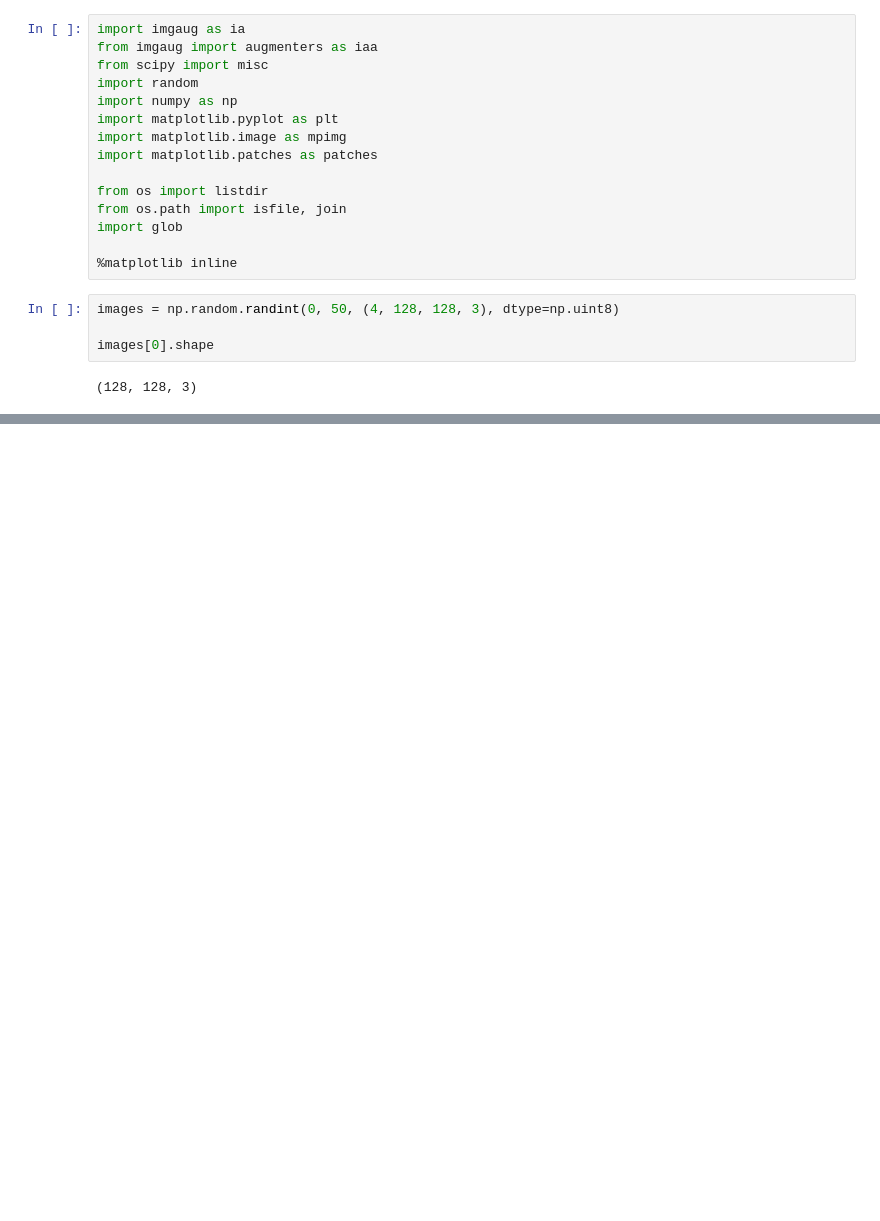
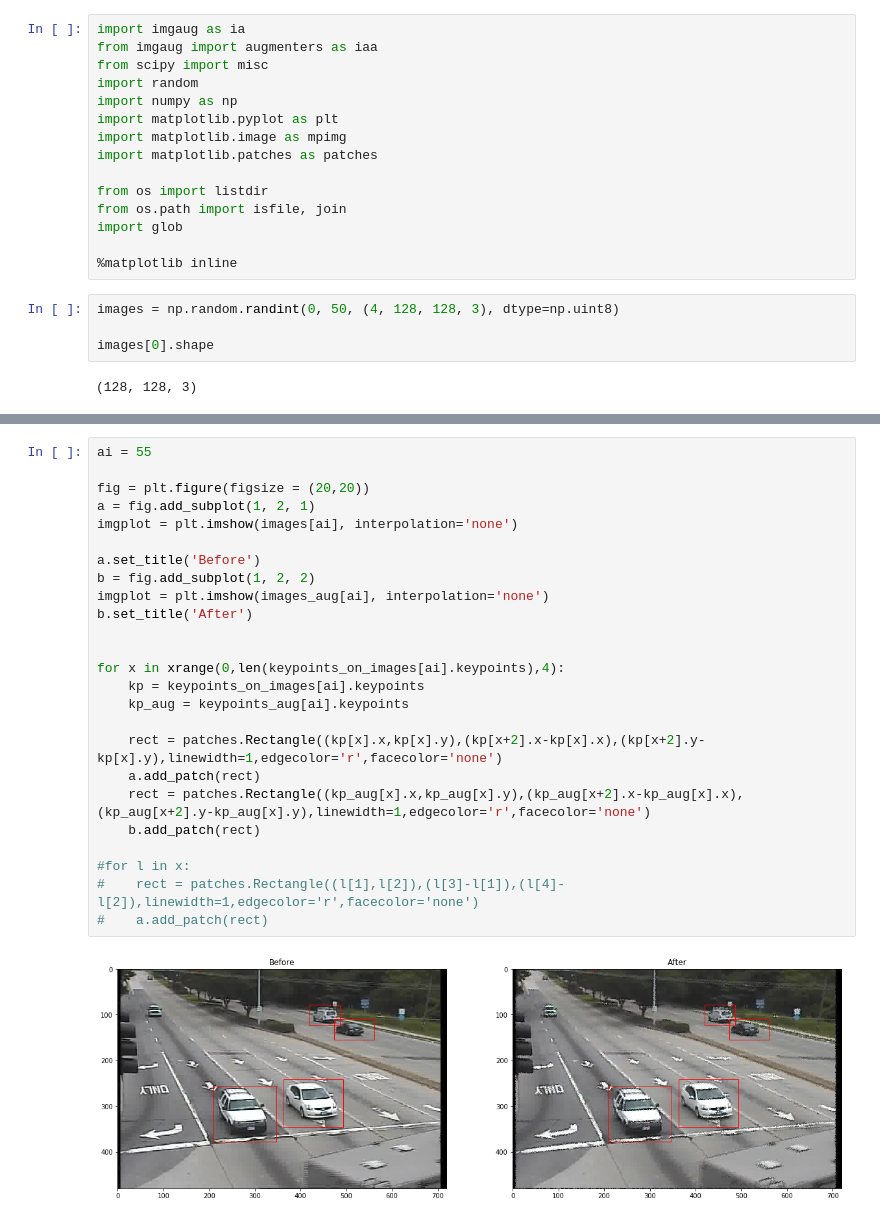
Before and after one commit to stp8954/notebooks, a Jupyter notebook: image_transform.ipynb, the cells around one changed output, grey strips where cells are left out. Drawn from its saved outputs; the diff is of its cells as text; blank space fills up the shorter version.

```diff
--- a/image_transform.ipynb
+++ b/image_transform.ipynb
@@ -21,0 +59,27 @@ images[0].shape
+# %%
+ai = 55
+
+fig = plt.figure(figsize = (20,20))
+a = fig.add_subplot(1, 2, 1)
+imgplot = plt.imshow(images[ai], interpolation='none')
+
+a.set_title('Before')
+b = fig.add_subplot(1, 2, 2)
+imgplot = plt.imshow(images_aug[ai], interpolation='none')
+b.set_title('After')
+
+
+for x in xrange(0,len(keypoints_on_images[ai].keypoints),4):
+    kp = keypoints_on_images[ai].keypoints
+    kp_aug = keypoints_aug[ai].keypoints
+
+    rect = patches.Rectangle((kp[x].x,kp[x].y),(kp[x+2].x-kp[x].x),(kp[x+2].y-kp[x].y),linewidth=1,edgecolor='r',facecolor='none')
+    a.add_patch(rect)
+    rect = patches.Rectangle((kp_aug[x].x,kp_aug[x].y),(kp_aug[x+2].x-kp_aug[x].x),(kp_aug[x+2].y-kp_aug[x].y),linewidth=1,edgecolor='r',facecolor='none')
+    b.add_patch(rect)
+
+#for l in x:
+#    rect = patches.Rectangle((l[1],l[2]),(l[3]-l[1]),(l[4]-l[2]),linewidth=1,edgecolor='r',facecolor='none')
+#    a.add_patch(rect)
+# %% [output]
+[figure, added]
```
Also changed, not shown: parts of 11 cells of this notebook.
